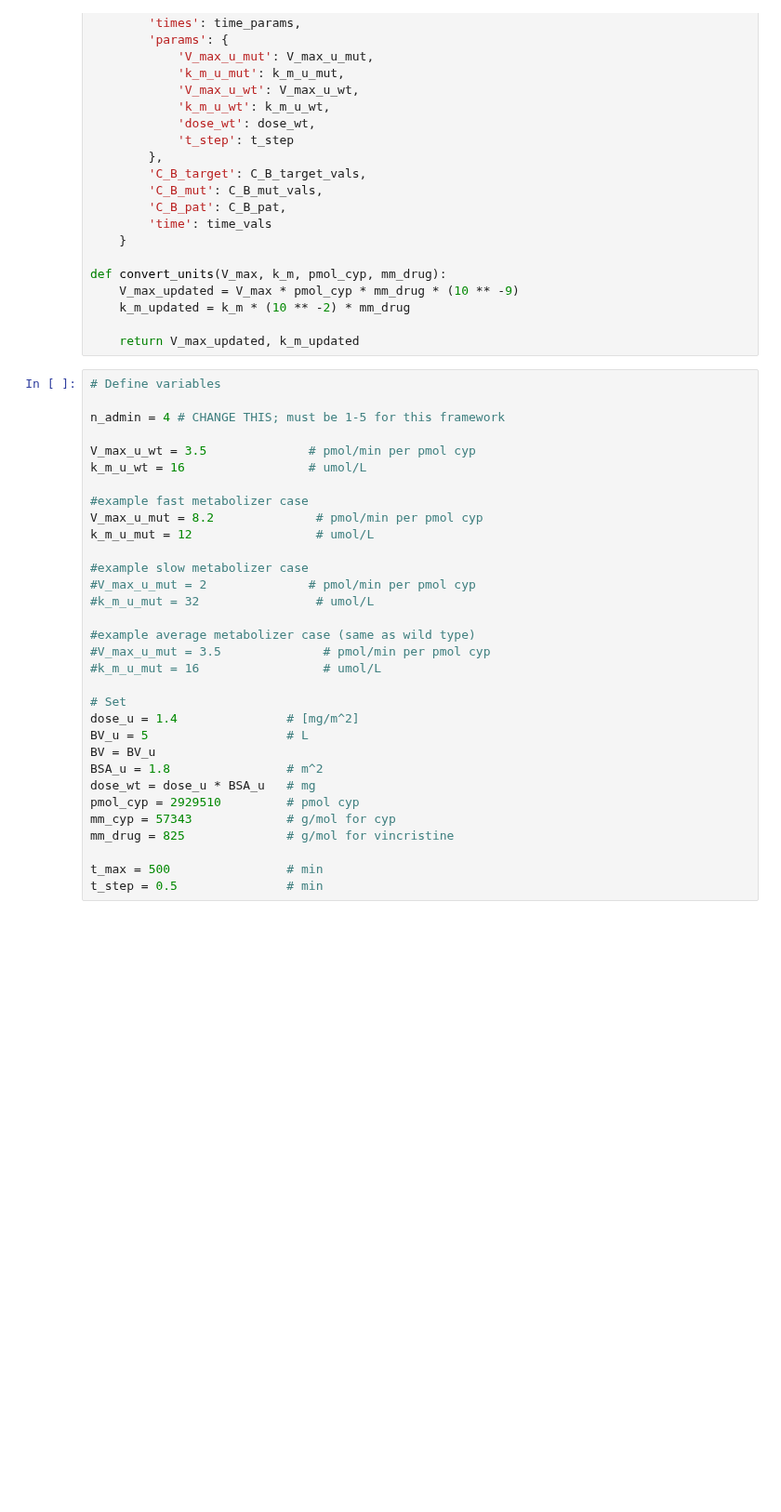
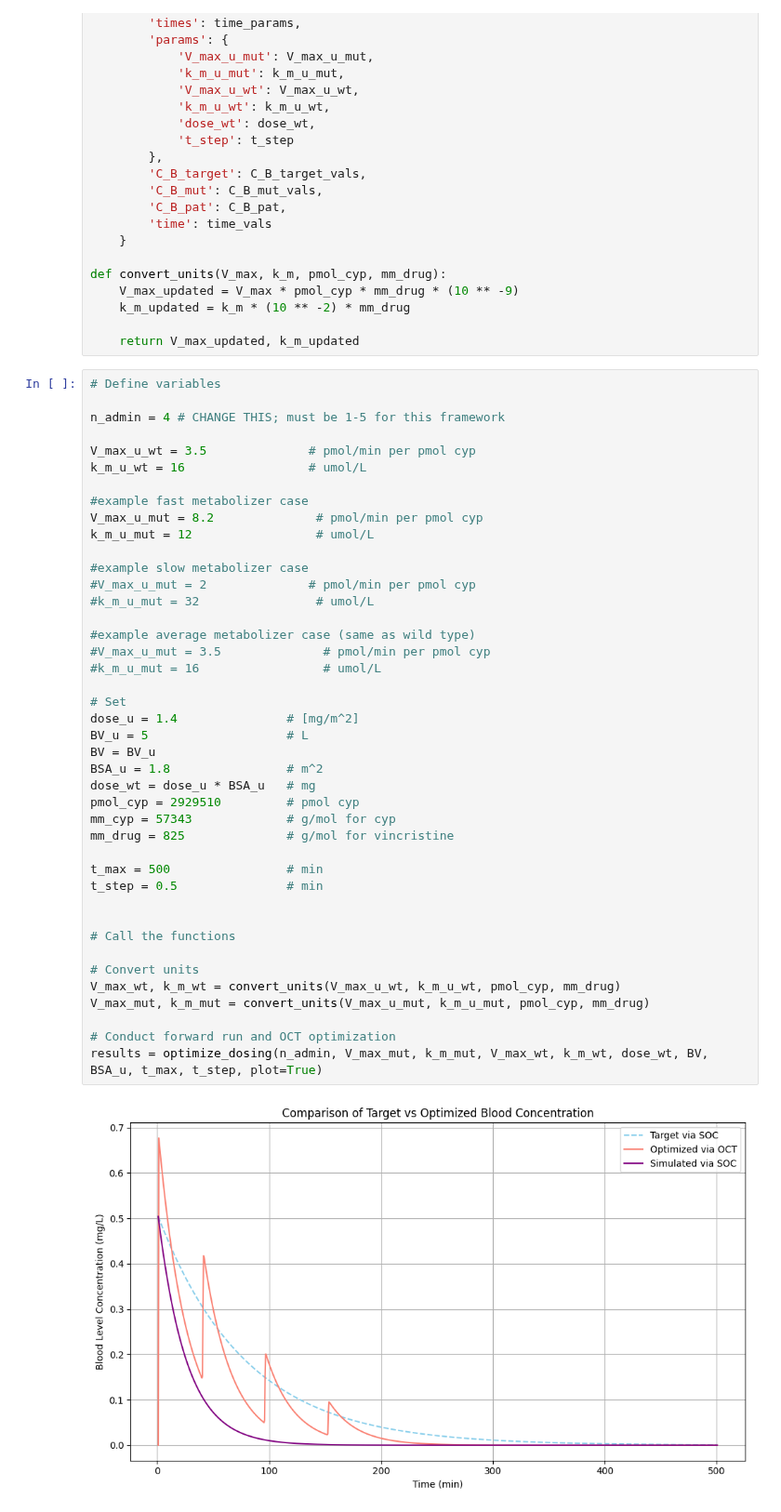
Before and after one commit to Bliz33333/cyp-vincristine, a Jupyter notebook: code/gekko-package.ipynb, the cells around one changed output. Shown at 93% size. Drawn from its saved outputs; the diff is of its cells as text; blank space fills up the shorter version.

```diff
--- a/code/gekko-package.ipynb
+++ b/code/gekko-package.ipynb
@@ -194,30 +194,42 @@ def convert_units(V_max, k_m, pmol_cyp, mm_drug):
 
 n_admin = 4 # CHANGE THIS; must be 1-5 for this framework
 
 V_max_u_wt = 3.5              # pmol/min per pmol cyp
 k_m_u_wt = 16                 # umol/L
 
 #example fast metabolizer case
 V_max_u_mut = 8.2              # pmol/min per pmol cyp
 k_m_u_mut = 12                 # umol/L
 
 #example slow metabolizer case
 #V_max_u_mut = 2              # pmol/min per pmol cyp
 #k_m_u_mut = 32                # umol/L
 
 #example average metabolizer case (same as wild type)
 #V_max_u_mut = 3.5              # pmol/min per pmol cyp
 #k_m_u_mut = 16                 # umol/L
 
 # Set
 dose_u = 1.4               # [mg/m^2]
 BV_u = 5                   # L
 BV = BV_u
 BSA_u = 1.8                # m^2
 dose_wt = dose_u * BSA_u   # mg
 pmol_cyp = 2929510         # pmol cyp
 mm_cyp = 57343             # g/mol for cyp
 mm_drug = 825              # g/mol for vincristine
 
 t_max = 500                # min
 t_step = 0.5               # min
+
+
+# Call the functions
+
+# Convert units
+V_max_wt, k_m_wt = convert_units(V_max_u_wt, k_m_u_wt, pmol_cyp, mm_drug)
+V_max_mut, k_m_mut = convert_units(V_max_u_mut, k_m_u_mut, pmol_cyp, mm_drug)
+
+# Conduct forward run and OCT optimization
+results = optimize_dosing(n_admin, V_max_mut, k_m_mut, V_max_wt, k_m_wt, dose_wt, BV, BSA_u, t_max, t_step, plot=True)
+# %% [output]
+[figure, added]
```
Also changed, not shown: parts of 6 cells of this notebook.
